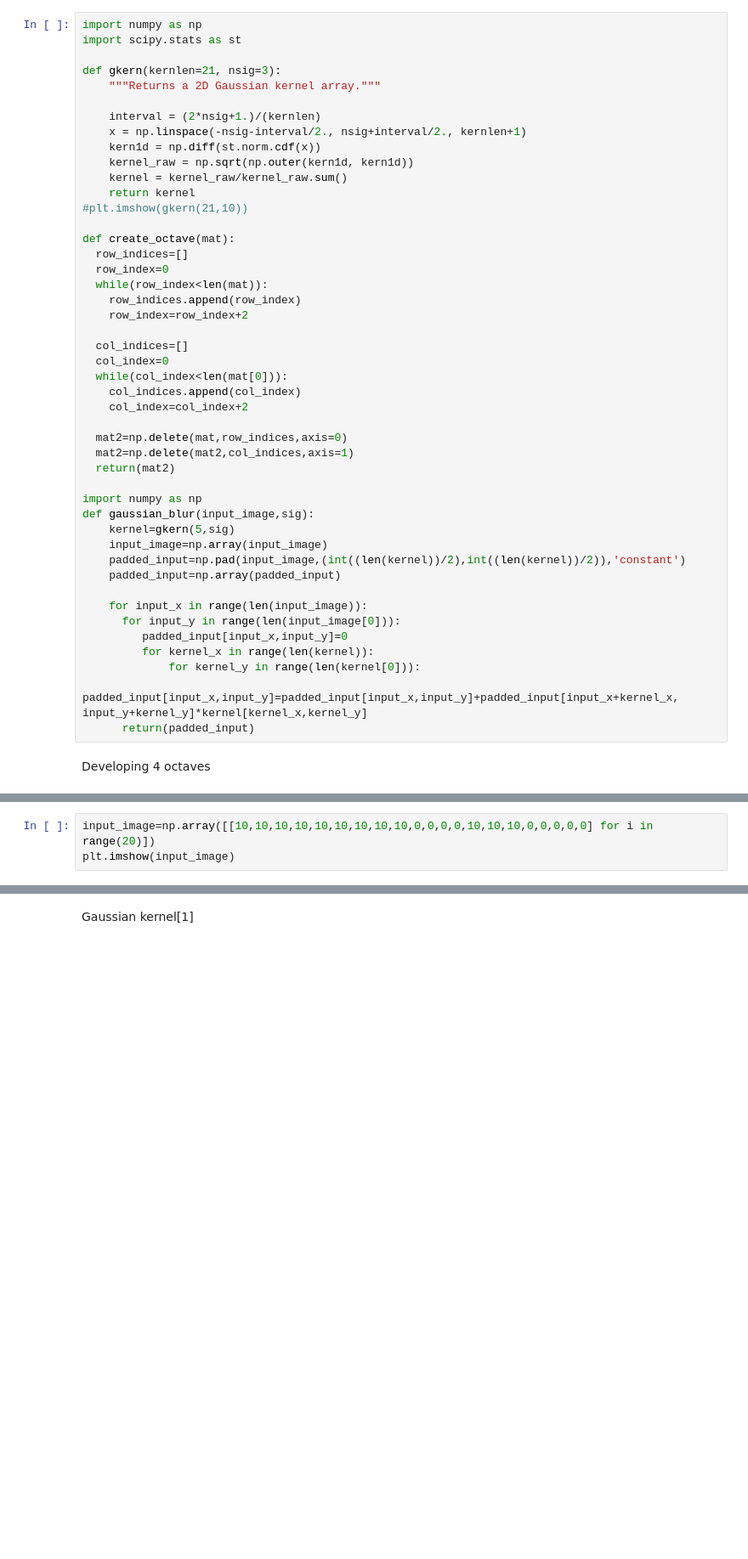
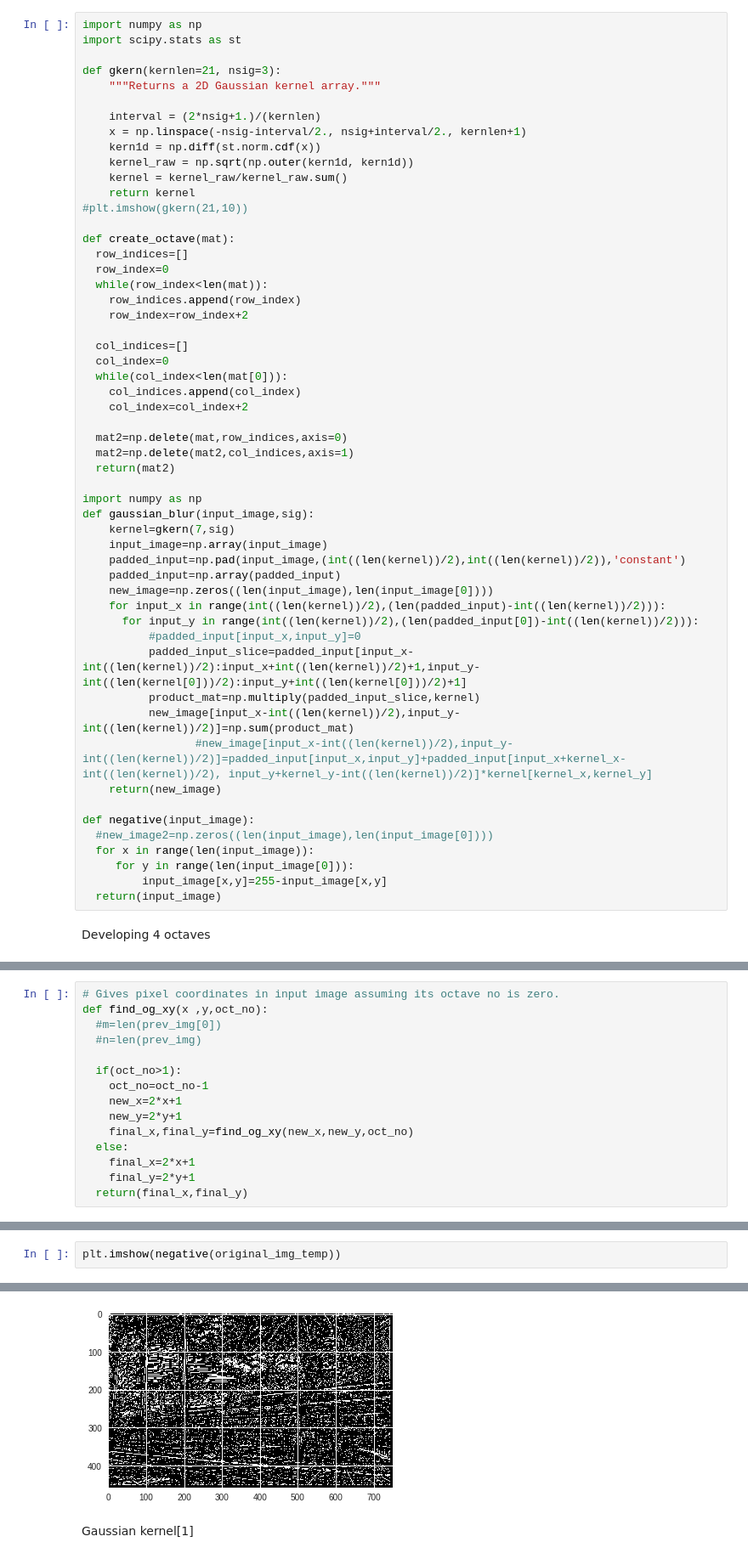
Before and after one commit to MicroprocessorX069/Keypoint-detection-of-Image, a Jupyter notebook: Keypoint_detection_.ipynb, the cells around one changed output, grey strips where cells are left out. Shown at 85% size. Cells and saved outputs as stored; diff of their text form; blank space fills up the shorter version.

```diff
--- a/Keypoint_detection_.ipynb
+++ b/Keypoint_detection_.ipynb
@@ -57,17 +59,25 @@ def create_octave(mat):
 
 import numpy as np
 def gaussian_blur(input_image,sig):
-    kernel=gkern(5,sig)
+    kernel=gkern(7,sig)
     input_image=np.array(input_image)
     padded_input=np.pad(input_image,(int((len(kernel))/2),int((len(kernel))/2)),'constant')
     padded_input=np.array(padded_input)
+    new_image=np.zeros((len(input_image),len(input_image[0])))
+    for input_x in range(int((len(kernel))/2),(len(padded_input)-int((len(kernel))/2))):
+      for input_y in range(int((len(kernel))/2),(len(padded_input[0])-int((len(kernel))/2))):
+          #padded_input[input_x,input_y]=0
+          padded_input_slice=padded_input[input_x-int((len(kernel))/2):input_x+int((len(kernel))/2)+1,input_y-int((len(kernel[0]))/2):input_y+int((len(kernel[0]))/2)+1]
+          product_mat=np.multiply(padded_input_slice,kernel)
+          new_image[input_x-int((len(kernel))/2),input_y-int((len(kernel))/2)]=np.sum(product_mat)
+                 #new_image[input_x-int((len(kernel))/2),input_y-int((len(kernel))/2)]=padded_input[input_x,input_y]+padded_input[input_x+kernel_x-int((len(kernel))/2), input_y+kernel_y-int((len(kernel))/2)]*kernel[kernel_x,kernel_y]
+    return(new_image)
 
-    for input_x in range(len(input_image)):
-      for input_y in range(len(input_image[0])):
-         padded_input[input_x,input_y]=0
-         for kernel_x in range(len(kernel)):
-             for kernel_y in range(len(kernel[0])):
-                 padded_input[input_x,input_y]=padded_input[input_x,input_y]+padded_input[input_x+kernel_x, input_y+kernel_y]*kernel[kernel_x,kernel_y]
-      return(padded_input)
+def negative(input_image):
+  #new_image2=np.zeros((len(input_image),len(input_image[0])))
+  for x in range(len(input_image)):
+     for y in range(len(input_image[0])):
+         input_image[x,y]=255-input_image[x,y]
+  return(input_image)
 # %% [markdown]
 Developing 4 octaves
@@ -114,3 +156,0 @@ Applying gaussian blurring.
-# %%
-input_image=np.array([[10,10,10,10,10,10,10,10,10,0,0,0,0,10,10,10,0,0,0,0,0] for i in range(20)])
-plt.imshow(input_image)
@@ -119,0 +173,15 @@ plt.imshow(input_image)
+# %%
+# Gives pixel coordinates in input image assuming its octave no is zero.
+def find_og_xy(x ,y,oct_no):
+  #m=len(prev_img[0])
+  #n=len(prev_img)
+
+  if(oct_no>1):
+    oct_no=oct_no-1
+    new_x=2*x+1
+    new_y=2*y+1
+    final_x,final_y=find_og_xy(new_x,new_y,oct_no)
+  else:
+    final_x=2*x+1
+    final_y=2*y+1
+  return(final_x,final_y)
@@ -119,0 +300,3 @@ plt.imshow(input_image)
+# %%
+plt.imshow(negative(original_img_temp))
+# %% [output]
@@ -120,2 +304,3 @@ plt.imshow(input_image)
+[figure, added]
 # %% [markdown]
 Gaussian kernel[1]
```
Also changed, not shown: parts of 17 cells of this notebook.
